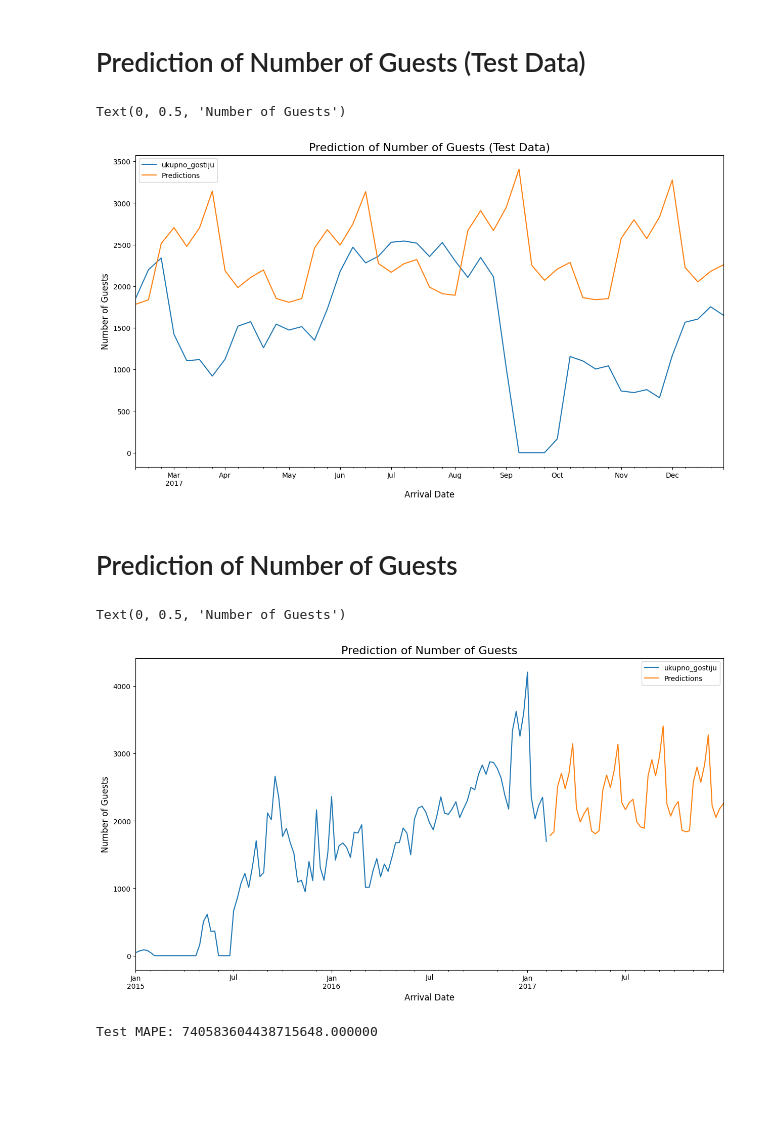
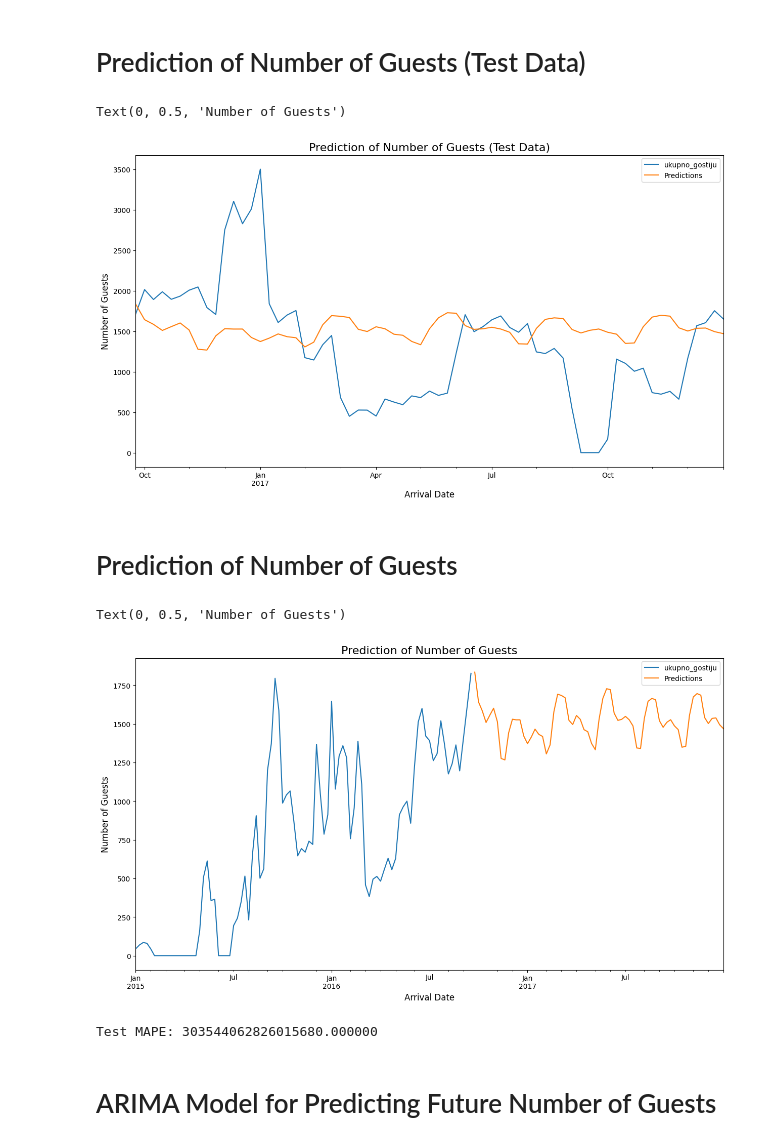
Before and after one commit to MarkoHaralovic/Prediction-of-Hotel-Occupancy, a Jupyter notebook: prediction-of-hotel-occupancy/notebooks/hotel-booking-demand-num-of-guest-prediction.ipynb, the cells around one changed output. Drawn from its saved outputs; the diff is of its cells as text; code cells hidden in the pictures; blank space fills up the shorter version.

```diff
--- a/prediction-of-hotel-occupancy/notebooks/hotel-booking-demand-num-of-guest-prediction.ipynb
+++ b/prediction-of-hotel-occupancy/notebooks/hotel-booking-demand-num-of-guest-prediction.ipynb
@@ -160,0 +207,5 @@ dataNoCancel = dataNoCancel.reset_index(drop=True)
+# %%
+dataResort = data[data['hotel_id'] == 0]
+dataCity = data[data['hotel_id'] == 1]
+
+assert len(dataResort) + len(dataCity) == len(data)
@@ -174,0 +249,7 @@ NumberOfGuestsWeekly.head()
+# %%
+# Calculating Number of Guests Weekly - Resort Hotel
+NumberOfGuestsCity = dataCity[['datum_dolaska', 'ukupno_gostiju']]
+NumberOfGuestsWeeklyCity = dataCity['ukupno_gostiju'].groupby(dataCity['datum_dolaska']).sum()
+NumberOfGuestsWeeklyCity = NumberOfGuestsWeeklyCity.resample('w').sum().to_frame()
+NumberOfGuestsWeeklyCity = NumberOfGuestsWeeklyCity[~(NumberOfGuestsWeeklyCity['ukupno_gostiju']==0)]
+NumberOfGuestsWeeklyCity.head(6)
@@ -206,7 +300,7 @@ plt.show()
 # %%
-train_test_split = 110 # int(len(NumberOfGuestsWeekly)*0.8)
+train_test_split_city = 90 #int(len(NumberOfGuestsWeeklyCity)*0.8)
 
-trainData = NumberOfGuestsWeekly[:train_test_split]
-testData = NumberOfGuestsWeekly[train_test_split:]
+trainData_city = NumberOfGuestsWeeklyCity[:train_test_split_city]
+testData_city = NumberOfGuestsWeeklyCity[train_test_split_city:]
 # %%
 # Fit auto_arima function to NumberOfGuests_CityWeekly Dataset
@@ -260,40 +354,42 @@ SARIMAX Results
 Warnings:
 [1] Covariance matrix calculated using the outer product of gradients (complex-step).
 # %%
-model = ARIMA(trainData['ukupno_gostiju'],
-                  order=(3, 0, 0),
+model = ARIMA(trainData_city['ukupno_gostiju'],
+                  order=(2, 0, 0),
                   seasonal_order=(2, 1, 0, 12))
 
 result = model.fit()
 
 # Prediction of the Test data
-predictionsTest = result.predict(train_test_split, train_test_split + len(testData) - 1, typ='levels').rename("Predictions")
+predictionsTest = result.predict(train_test_split_city, train_test_split_city + len(testData_city) - 1, typ='levels').rename("Predictions")
 # %% [markdown]
 # Prediction of Number of Guests (Test Data)
 # %%
 plt.figure(figsize=(15, 8))
-testData['ukupno_gostiju'].plot(legend=True)
+testData_city['ukupno_gostiju'].plot(legend=True)
 predictionsTest.plot(legend=True)
 plt.title('Prediction of Number of Guests (Test Data)', fontsize=16)
 plt.xlabel('Arrival Date', fontsize=12)
 plt.ylabel('Number of Guests', fontsize=12)
 # %% [output]
 Text(0, 0.5, 'Number of Guests')
-[figure, old version]
+[figure, new version]
 # %% [markdown]
 # Prediction of Number of Guests
 # %%
 plt.figure(figsize=(15, 8))
-trainData['ukupno_gostiju'].plot(legend=True)
+trainData_city['ukupno_gostiju'].plot(legend=True)
 predictionsTest.plot(legend=True)
 plt.title('Prediction of Number of Guests', fontsize=16)
 plt.xlabel('Arrival Date', fontsize=12)
 plt.ylabel('Number of Guests', fontsize=12)
 # %% [output]
 Text(0, 0.5, 'Number of Guests')
-[figure, old version]
+[figure, new version]
 # %%
-MeanAbsPercentageErr_test = mean_absolute_percentage_error(testData, predictionsTest)
+MeanAbsPercentageErr_test = mean_absolute_percentage_error(testData_city, predictionsTest)
 print('Test MAPE: %f' % MeanAbsPercentageErr_test)
 # %% [output]
-Test MAPE: 740583604438715648.000000
+Test MAPE: 303544062826015680.000000
+# %% [markdown]
+# ARIMA Model for Predicting Future Number of Guests
```
Also changed, not shown: parts of 35 cells of this notebook.
